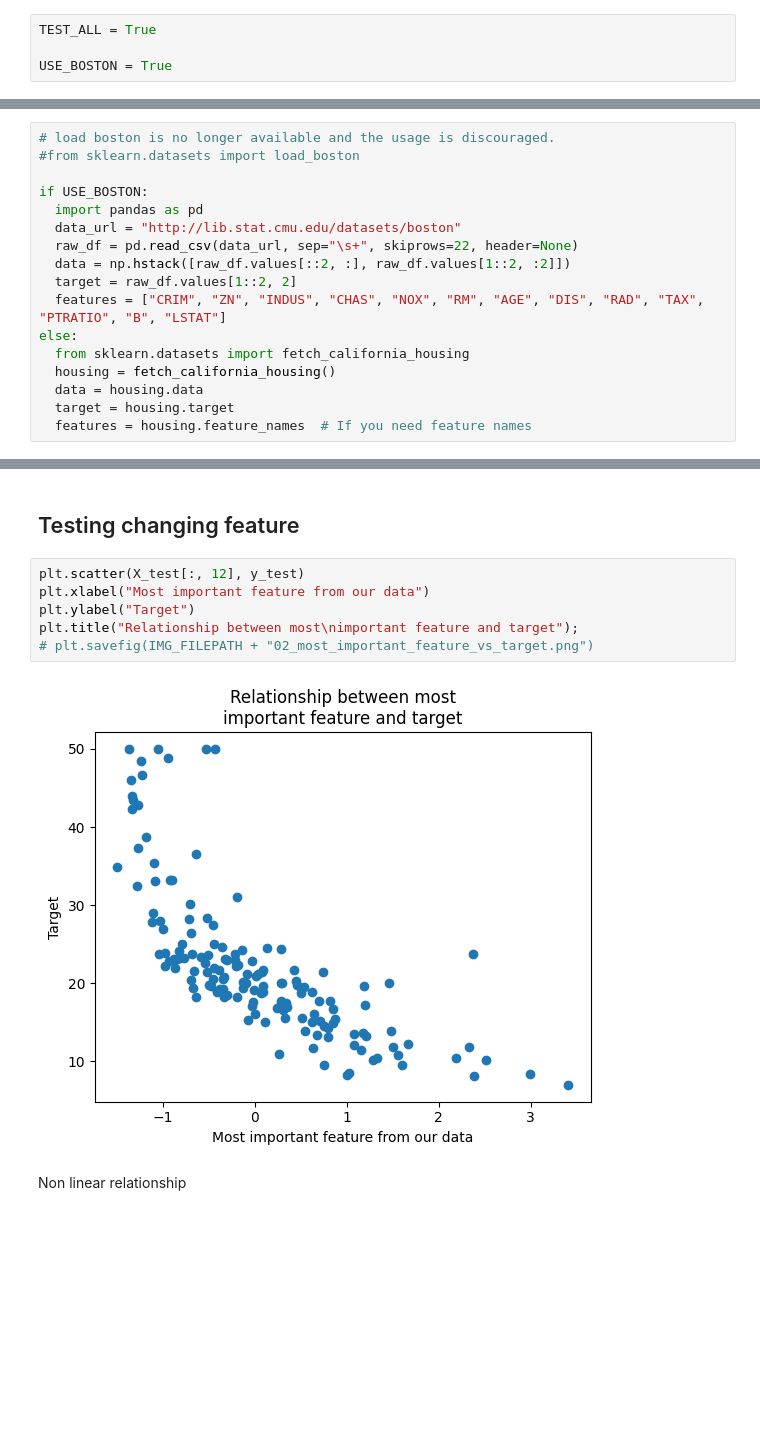
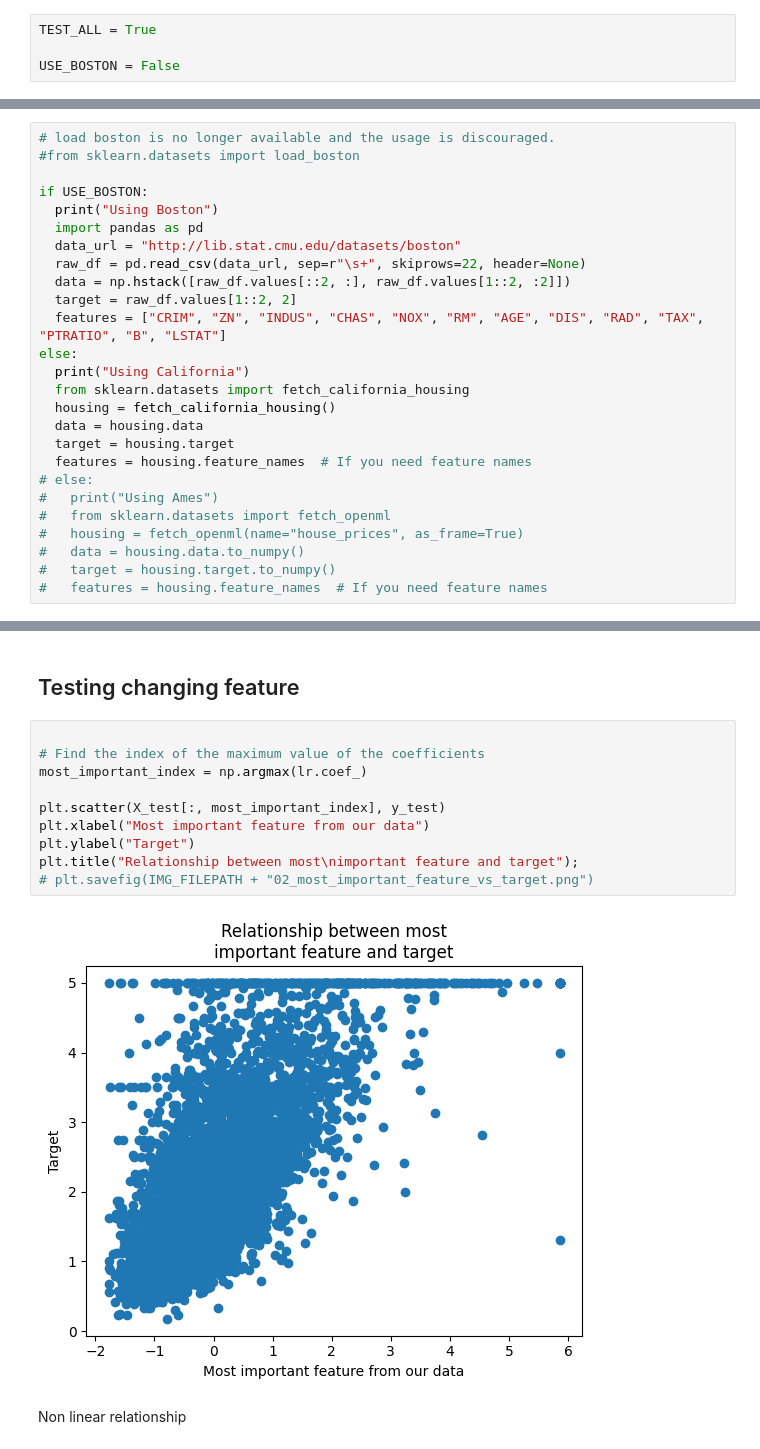
Before and after one commit to Kuoste/DLFS_code, a Jupyter notebook: 02_fundamentals/Code.ipynb, the cells around one changed output, grey strips where cells are left out. Cells and saved outputs as stored; diff of their text form; blank space fills up the shorter version.

Commit message:
Adjusting indexing and plotting to support both datasets

```diff
--- a/02_fundamentals/Code.ipynb
+++ b/02_fundamentals/Code.ipynb
@@ -14,7 +14,7 @@ np.set_printoptions(precision=4)
 # %%
 TEST_ALL = True
 
-USE_BOSTON = True
+USE_BOSTON = False
 # %% [markdown]
 # Boston data
 # %%
@@ -22,15 +22,24 @@ USE_BOSTON = True
 #from sklearn.datasets import load_boston
 
 if USE_BOSTON:
+  print("Using Boston")
   import pandas as pd
   data_url = "http://lib.stat.cmu.edu/datasets/boston"
-  raw_df = pd.read_csv(data_url, sep="\s+", skiprows=22, header=None)
+  raw_df = pd.read_csv(data_url, sep=r"\s+", skiprows=22, header=None)
   data = np.hstack([raw_df.values[::2, :], raw_df.values[1::2, :2]])
   target = raw_df.values[1::2, 2]
   features = ["CRIM", "ZN", "INDUS", "CHAS", "NOX", "RM", "AGE", "DIS", "RAD", "TAX", "PTRATIO", "B", "LSTAT"]
 else:
+  print("Using California")
   from sklearn.datasets import fetch_california_housing
   housing = fetch_california_housing()
   data = housing.data
   target = housing.target
   features = housing.feature_names  # If you need feature names
+# else:
+#   print("Using Ames")
+#   from sklearn.datasets import fetch_openml
+#   housing = fetch_openml(name="house_prices", as_frame=True)
+#   data = housing.data.to_numpy()
+#   target = housing.target.to_numpy()
+#   features = housing.feature_names  # If you need feature names
@@ -76,13 +88,17 @@ plt.plot([0, 51], [0, 51]);
 # %% [markdown]
 ## Testing changing feature
 # %%
-plt.scatter(X_test[:, 12], y_test)
+
+# Find the index of the maximum value of the coefficients
+most_important_index = np.argmax(lr.coef_)
+
+plt.scatter(X_test[:, most_important_index], y_test)
 plt.xlabel("Most important feature from our data")
 plt.ylabel("Target")
 plt.title("Relationship between most\nimportant feature and target");
 # plt.savefig(IMG_FILEPATH + "02_most_important_feature_vs_target.png")
 # %% [output]
-[figure, old version]
+[figure, new version]
 # %% [markdown]
 Non linear relationship
 # %% [markdown]
```
Also changed, not shown: parts of 25 cells of this notebook.
